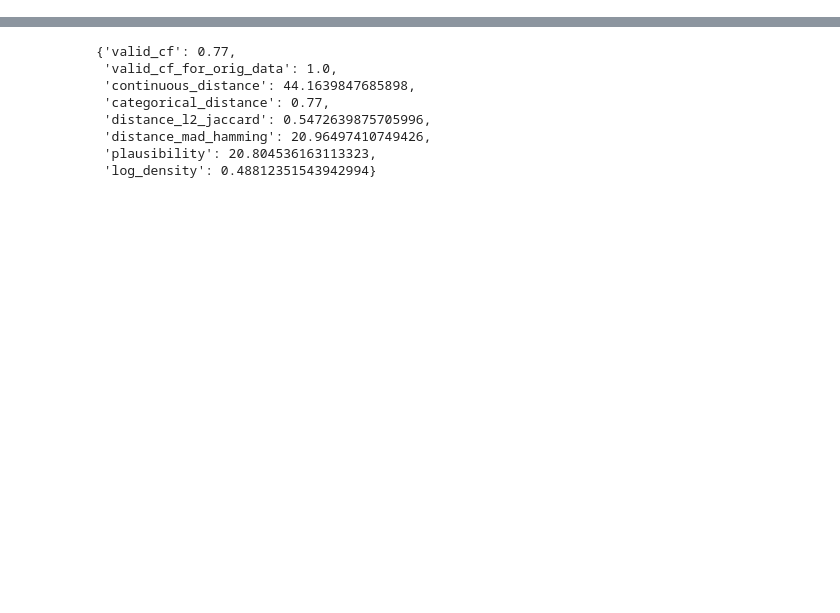
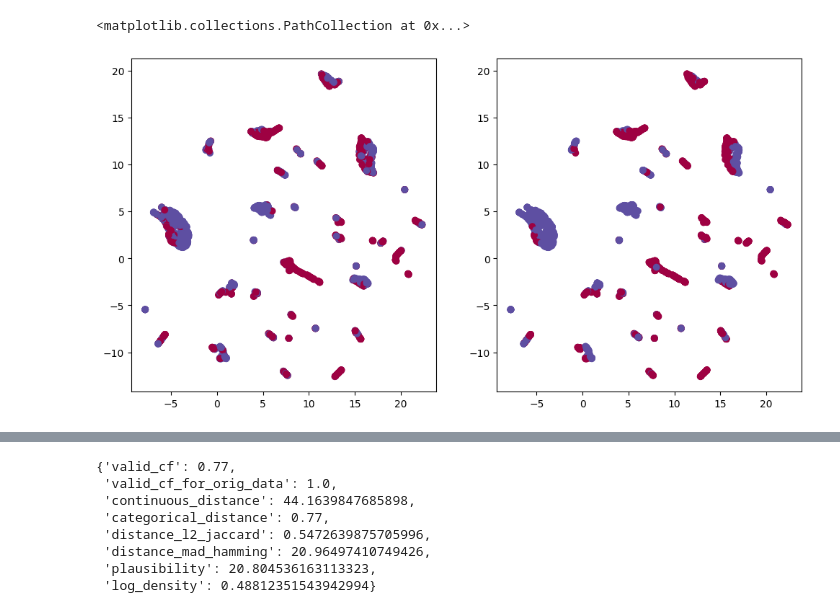
Before and after one commit to ofurman/counterfactuals, a Jupyter notebook: notebooks/Gen_approach.ipynb, the cells around one changed output, grey strips where cells are left out. Drawn from its saved outputs; the diff is of its cells as text; code cells hidden in the pictures; blank space fills up the shorter version.

```diff
--- a/notebooks/Gen_approach.ipynb
+++ b/notebooks/Gen_approach.ipynb
@@ -30,6 +32,14 @@ from sklearn.linear_model import LogisticRegression
 from sklearn.neural_network import MLPClassifier
 from sklearn.metrics import classification_report
 # %%
-dataset = CompasDataset(file_path="../data/origin/compas_two_years.csv")
-train_dataloader = dataset.train_dataloader(batch_size=64, shuffle=True)
-test_dataloader = dataset.test_dataloader(batch_size=64, shuffle=False)
+dataset = CompasDataset(file_path="../data/compas_two_years.csv")
+train_dataloader = dataset.train_dataloader(batch_size=128, shuffle=True)
+test_dataloader = dataset.test_dataloader(batch_size=128, shuffle=False)
+# %%
+# disc_model = MLPClassifier(hidden_layer_sizes=(128, 64), max_iter=100)
+disc_model = LogisticRegression()
+disc_model.fit(dataset.X_train, dataset.y_train.reshape(-1))
+print(classification_report(dataset.y_test, disc_model.predict(dataset.X_test)))
+
+y_pred_train = disc_model.predict(dataset.X_train)
+y_pred_test = disc_model.predict(dataset.X_test)
@@ -62,0 +104,15 @@ weighted avg       0.76      0.76      0.76       842
+# %%
+import umap
+
+umap = umap.UMAP()
+X_train_umap = umap.fit_transform(dataset.X_train)
+X_test_umap = umap.transform(dataset.X_test)
+
+plt.figure(figsize=(12, 6))
+plt.subplot(1, 2, 1)
+plt.scatter(X_train_umap[:, 0], X_train_umap[:, 1], c=dataset.y_train, cmap="Spectral")
+plt.subplot(1, 2, 2)
+plt.scatter(X_train_umap[:, 0], X_train_umap[:, 1], c=y_pred_train, cmap="Spectral")
+# %% [output]
+<matplotlib.collections.PathCollection at 0x...>
+[figure, added]
```
Also changed, not shown: parts of 9 cells of this notebook, 14 other files.
